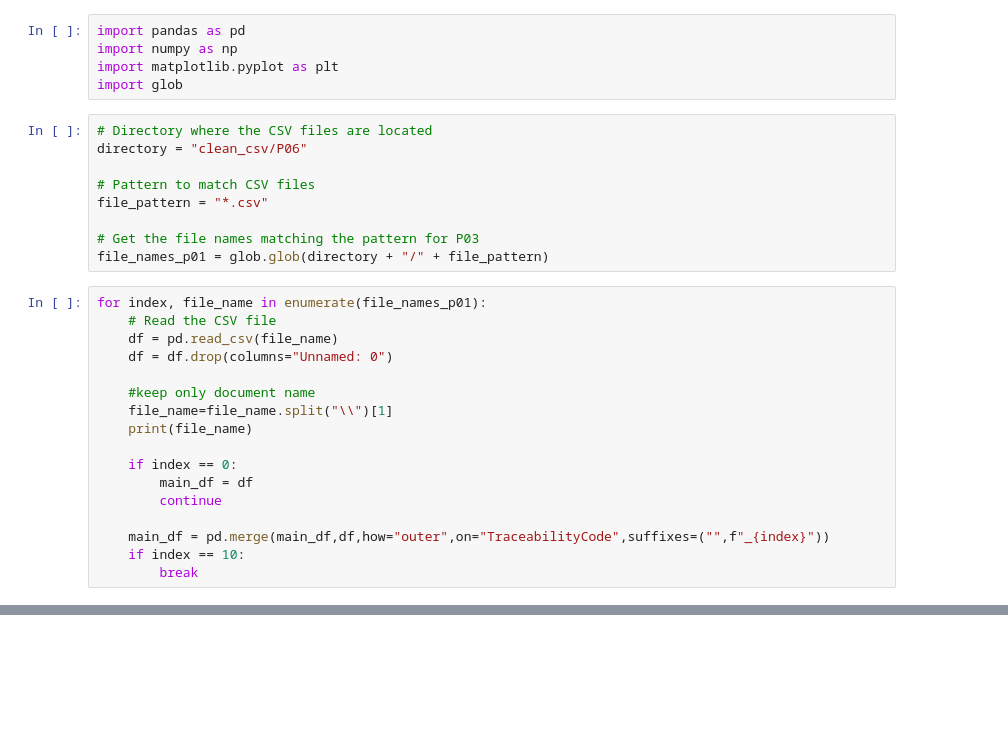
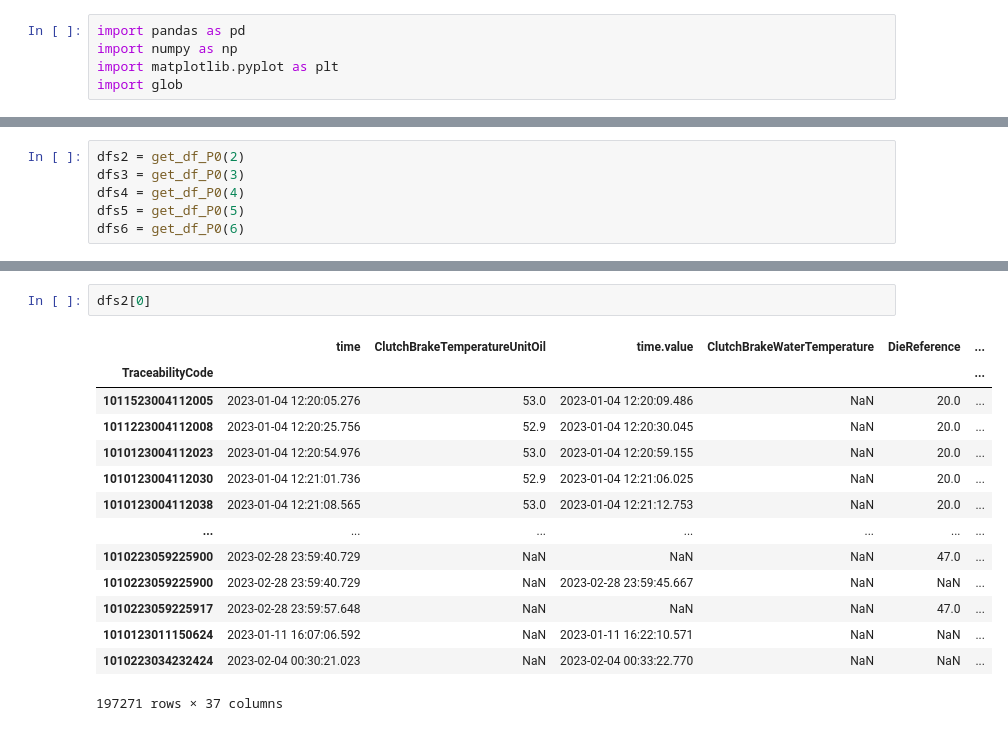
Before and after one commit to notvikke/master_2023, a Jupyter notebook: Impact Project/merging.ipynb, the cells around one changed output, grey strips where cells are left out. Drawn from its saved outputs; the diff is of its cells as text; blank space fills up the shorter version.

Commit message:
merged datasets per P0_

```diff
--- a/Impact Project/merging.ipynb
+++ b/Impact Project/merging.ipynb
@@ -3,29 +3,3 @@ import pandas as pd
 import numpy as np
 import matplotlib.pyplot as plt
 import glob
-# %%
-# Directory where the CSV files are located
-directory = "clean_csv/P06"
-
-# Pattern to match CSV files
-file_pattern = "*.csv"
-
-# Get the file names matching the pattern for P03
-file_names_p01 = glob.glob(directory + "/" + file_pattern)
-# %%
-for index, file_name in enumerate(file_names_p01):
-    # Read the CSV file
-    df = pd.read_csv(file_name)
-    df = df.drop(columns="Unnamed: 0")
-
-    #keep only document name
-    file_name=file_name.split("\\")[1]
-    print(file_name)
-
-    if index == 0:
-        main_df = df
-        continue
-
-    main_df = pd.merge(main_df,df,how="outer",on="TraceabilityCode",suffixes=("",f"_{index}"))
-    if index == 10:
-        break
@@ -59,0 +100,6 @@ main_df
+# %%
+dfs2 = get_df_P0(2)
+dfs3 = get_df_P0(3)
+dfs4 = get_df_P0(4)
+dfs5 = get_df_P0(5)
+dfs6 = get_df_P0(6)
@@ -59,0 +217,17 @@ main_df
+# %%
+dfs2[0]
+# %% [output]
+|  | time | ClutchBrakeTemperatureUnitOil | time.value | ClutchBrakeWaterTemperature | DieReference | ... |
+| TraceabilityCode |  |  |  |  |  | ... |
+| 1011523004112005 | 2023-01-04 12:20:05.276 | 53.0 | 2023-01-04 12:20:09.486 | NaN | 20.0 | ... |
+| 1011223004112008 | 2023-01-04 12:20:25.756 | 52.9 | 2023-01-04 12:20:30.045 | NaN | 20.0 | ... |
+| 1010123004112023 | 2023-01-04 12:20:54.976 | 53.0 | 2023-01-04 12:20:59.155 | NaN | 20.0 | ... |
+| 1010123004112030 | 2023-01-04 12:21:01.736 | 52.9 | 2023-01-04 12:21:06.025 | NaN | 20.0 | ... |
+| 1010123004112038 | 2023-01-04 12:21:08.565 | 53.0 | 2023-01-04 12:21:12.753 | NaN | 20.0 | ... |
+| ... | ... | ... | ... | ... | ... | ... |
+| 1010223059225900 | 2023-02-28 23:59:40.729 | NaN | NaN | NaN | 47.0 | ... |
+| 1010223059225900 | 2023-02-28 23:59:40.729 | NaN | 2023-02-28 23:59:45.667 | NaN | NaN | ... |
+| 1010223059225917 | 2023-02-28 23:59:57.648 | NaN | NaN | NaN | 47.0 | ... |
+| 1010123011150624 | 2023-01-11 16:07:06.592 | NaN | 2023-01-11 16:22:10.571 | NaN | NaN | ... |
+| 1010223034232424 | 2023-02-04 00:30:21.023 | NaN | 2023-02-04 00:33:22.770 | NaN | NaN | ... |
+197271 rows × 37 columns
```
Also changed, not shown: parts of 16 cells of this notebook, 5 other files.
